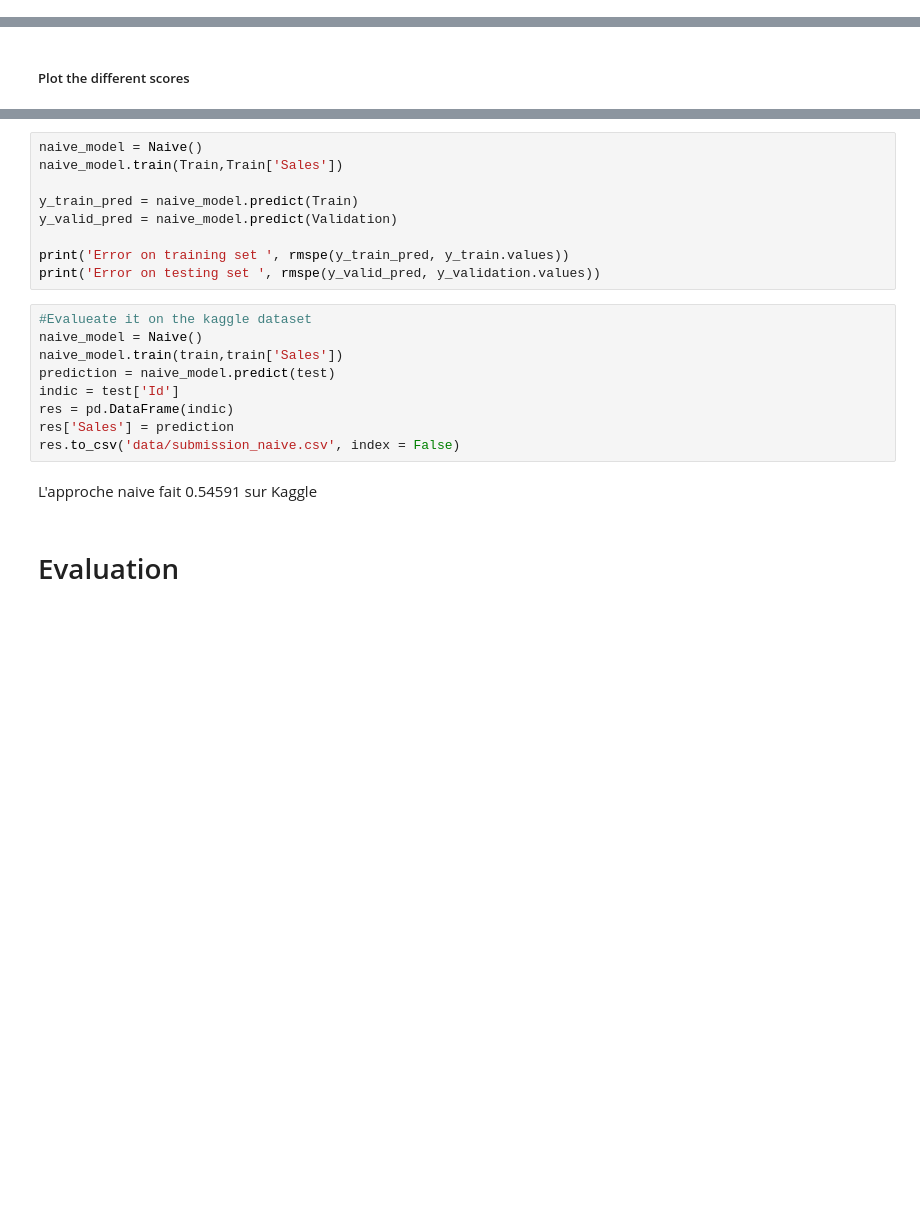
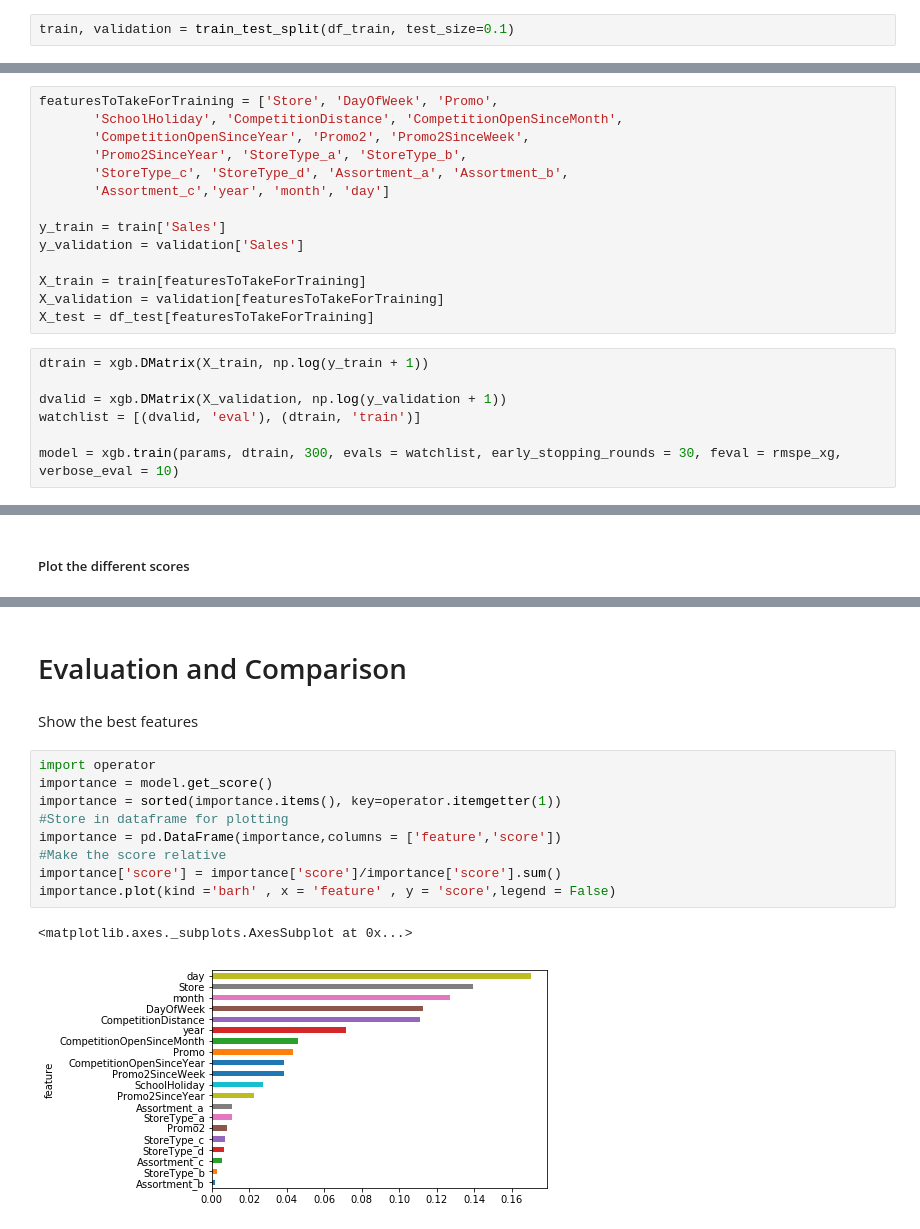
Before and after one commit to aymondebroglie/Rossman_Case, a Jupyter notebook: Baseline.ipynb, the cells around one changed output, grey strips where cells are left out. Saved outputs shown, nothing was run; the diff lists cells and outputs as text; blank space fills up the shorter version.

```diff
--- a/Baseline.ipynb
+++ b/Baseline.ipynb
@@ -776 +771,3 @@ Train, Validation = train_test_split(df, test_size=0.3)
+# %%
+train, validation = train_test_split(df_train, test_size=0.1)
 # %%
@@ -915,0 +910,21 @@ from sklearn.model_selection import GridSearchCV
+# %%
+featuresToTakeForTraining = ['Store', 'DayOfWeek', 'Promo',
+       'SchoolHoliday', 'CompetitionDistance', 'CompetitionOpenSinceMonth',
+       'CompetitionOpenSinceYear', 'Promo2', 'Promo2SinceWeek',
+       'Promo2SinceYear', 'StoreType_a', 'StoreType_b',
+       'StoreType_c', 'StoreType_d', 'Assortment_a', 'Assortment_b',
+       'Assortment_c','year', 'month', 'day']
+
+y_train = train['Sales']
+y_validation = validation['Sales']
+
+X_train = train[featuresToTakeForTraining]
+X_validation = validation[featuresToTakeForTraining]
+X_test = df_test[featuresToTakeForTraining]
+# %%
+dtrain = xgb.DMatrix(X_train, np.log(y_train + 1))
+
+dvalid = xgb.DMatrix(X_validation, np.log(y_validation + 1))
+watchlist = [(dvalid, 'eval'), (dtrain, 'train')]
+
+model = xgb.train(params, dtrain, 300, evals = watchlist, early_stopping_rounds = 30, feval = rmspe_xg, verbose_eval = 10)
@@ -1109,22 +1077,16 @@ class Naive:
-# %%
-naive_model = Naive()
-naive_model.train(Train,Train['Sales'])
-
-y_train_pred = naive_model.predict(Train)
-y_valid_pred = naive_model.predict(Validation)
-
-print('Error on training set ', rmspe(y_train_pred, y_train.values))
-print('Error on testing set ', rmspe(y_valid_pred, y_validation.values))
-# %%
-#Evalueate it on the kaggle dataset
-naive_model = Naive()
-naive_model.train(train,train['Sales'])
-prediction = naive_model.predict(test)
-indic = test['Id']
-res = pd.DataFrame(indic)
-res['Sales'] = prediction
-res.to_csv('data/submission_naive.csv', index = False)
-# %% [markdown]
-L'approche naive fait 0.54591 sur Kaggle
 # %% [markdown]
-# Evaluation
+# Evaluation and Comparison
+# %% [markdown]
+Show the best features
+# %%
+import operator
+importance = model.get_score()
+importance = sorted(importance.items(), key=operator.itemgetter(1))
+#Store in dataframe for plotting
+importance = pd.DataFrame(importance,columns = ['feature','score'])
+#Make the score relative
+importance['score'] = importance['score']/importance['score'].sum()
+importance.plot(kind ='barh' , x = 'feature' , y = 'score',legend = False)
+# %% [output]
+<matplotlib.axes._subplots.AxesSubplot at 0x...>
+[figure, added]
```
Also changed, not shown: parts of 141 cells of this notebook, 8 other files.
